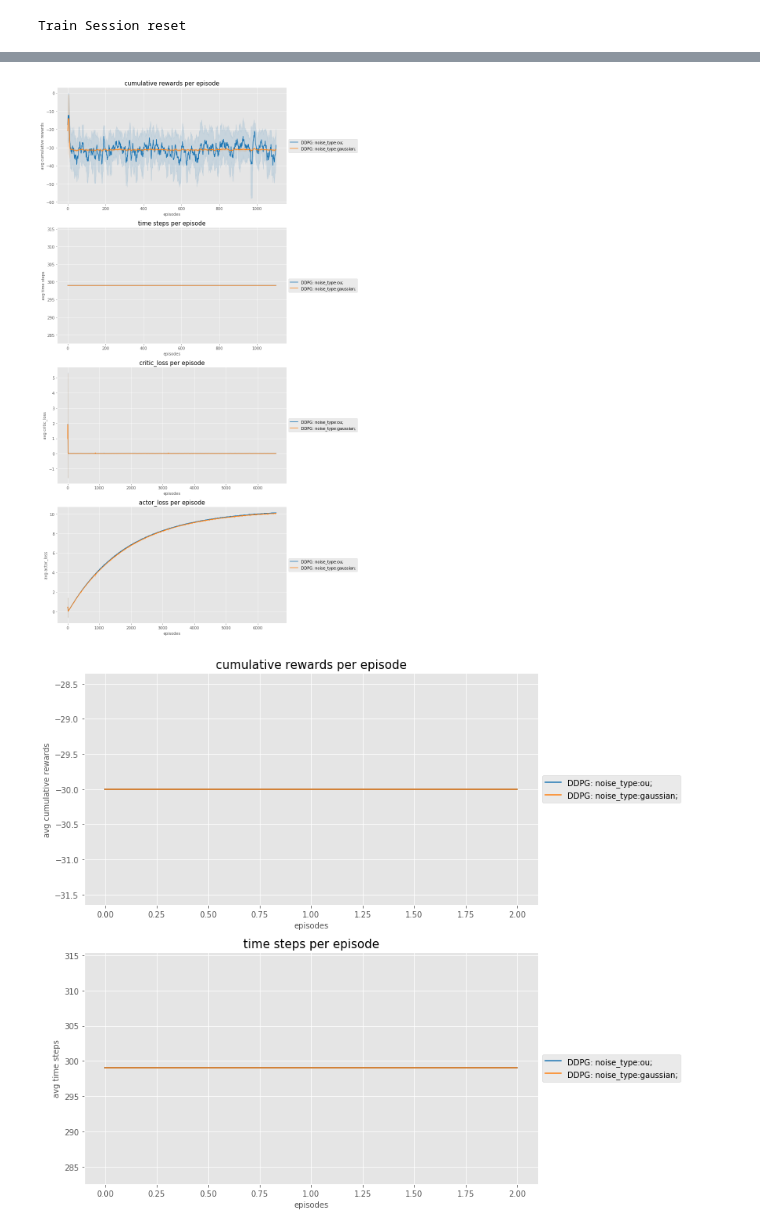
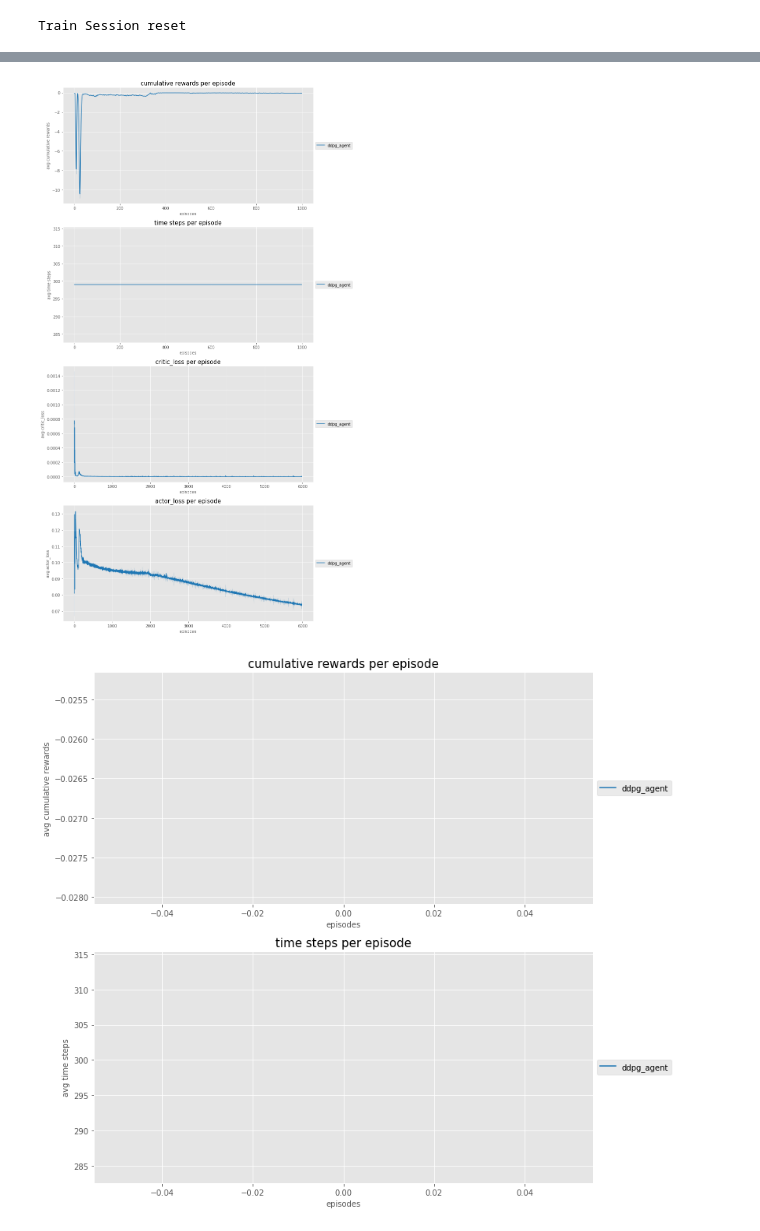
Before and after one commit to BenoitLeguay/DDPG, a Jupyter notebook: MountainCarContinuous-v0.ipynb, the cells around one changed output, grey strips where cells are left out. Drawn from its saved outputs; the diff is of its cells as text; code cells hidden in the pictures.

```diff
--- a/MountainCarContinuous-v0.ipynb
+++ b/MountainCarContinuous-v0.ipynb
@@ -23,24 +23,24 @@ seed = 6
 # %%
-noise_init = {'mu': 0.0, 'sigma': 0.2, 'action_dim': action_shape}
+noise_init = {'mu': 0.0, 'sigma': 0.02, 'action_dim': action_shape}
 
-replay_buffer_init = {'max_len': 100000, 'batch_size': 128}
+replay_buffer_init = {'max_len': 300000, 'batch_size': 128}
 
 actor_init = {'action_high': action_high,
               'action_low': action_low,
               'network_init': {'i_shape': state_shape,
-                               'l1_shape': 400,
-                               'l2_shape': 300,
+                               'l1_shape': 64,
+                               'l2_shape': 64,
                                'o_shape': action_shape
                               },
-              'optimizer': {'lr': 1e-2}
+              'optimizer': {'lr': 1e-3}
              }
 
 critic_init = {'network_init': {'i_shape': state_shape,
-                               'l1_shape': 400,
-                               'l2_shape': 300,
+                               'l1_shape': 64,
+                               'l2_shape': 64,
                                'action_shape': action_shape
                               },
-              'optimizer': {'lr': 1e-2}
+              'optimizer': {'lr': 1e-3}
              }
 
 
@@ -48,10 +48,10 @@ ddpg_init = {
     'seed': seed,
     'action_shape': action_shape,
     'discount_factor': .99,
-    'update_target_rate': .95,
+    'update_target_rate': .995,
     'update_after': 1000,
     'update_every': 50,
-    'noise_type': 'ou',
+    'noise_type': 'gaussian',
     'noise': noise_init,
     'replay_buffer': replay_buffer_init,
     'actor': actor_init,
@@ -64,7 +64,7 @@ if not train_session:
 # %% [output]
 Train Session reset
 # %%
-if False:
+if True:
     agents_created = {
         'ddpg_agent': DDPG(ddpg_init)
     }
@@ -88,12 +87,12 @@ graphical = False
 train_session.train(n_episode=n_episode, t_max_per_episode=t_max_per_episode,
                     graphical=graphical, agent_subset=agent_names)
 # %%
-train_session.plot_train(window=10, agent_subset=agent_names)
+train_session.plot_train(window=2, agent_subset=agent_names)
 # %% [output]
-[figure, old version]
+[figure, new version]
 # %%
-train_session.test(n_episode=3, t_max_per_episode=t_max_per_episode,
+train_session.test(n_episode=1, t_max_per_episode=t_max_per_episode,
                    graphical=True, agent_subset=None, plot=True,
                    window=1, save_video=False)
 # %% [output]
-[figure, old version]
+[figure, new version]
```
Also changed, not shown: parts of 5 cells of this notebook, 2 other files.
